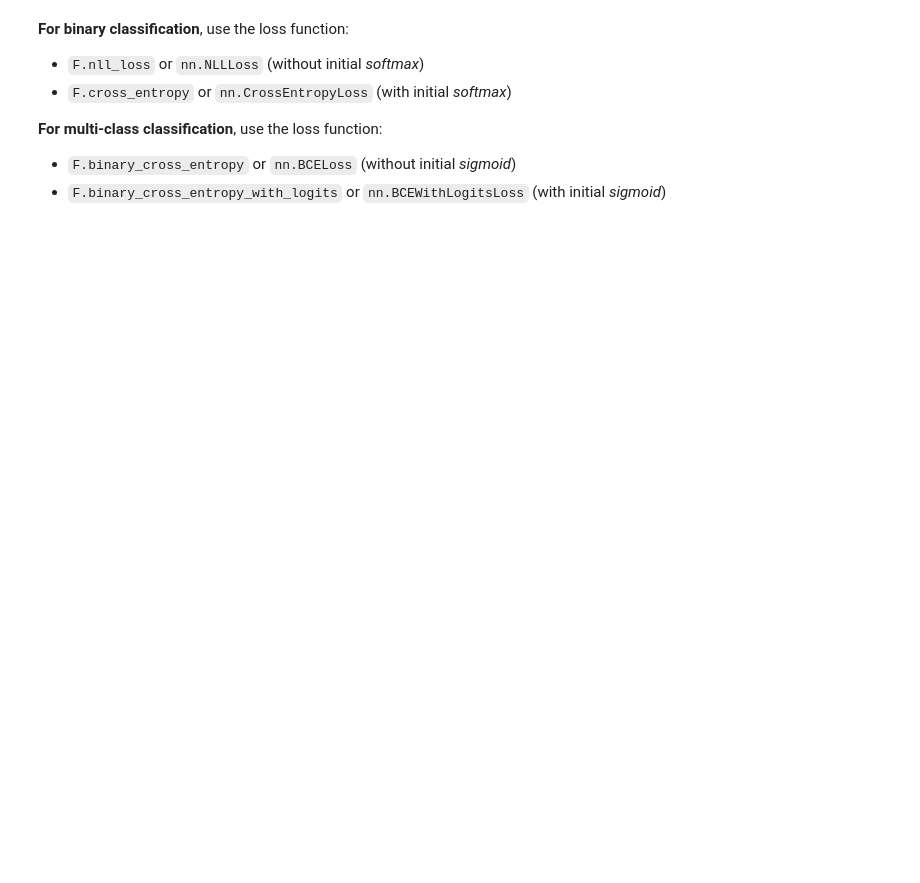
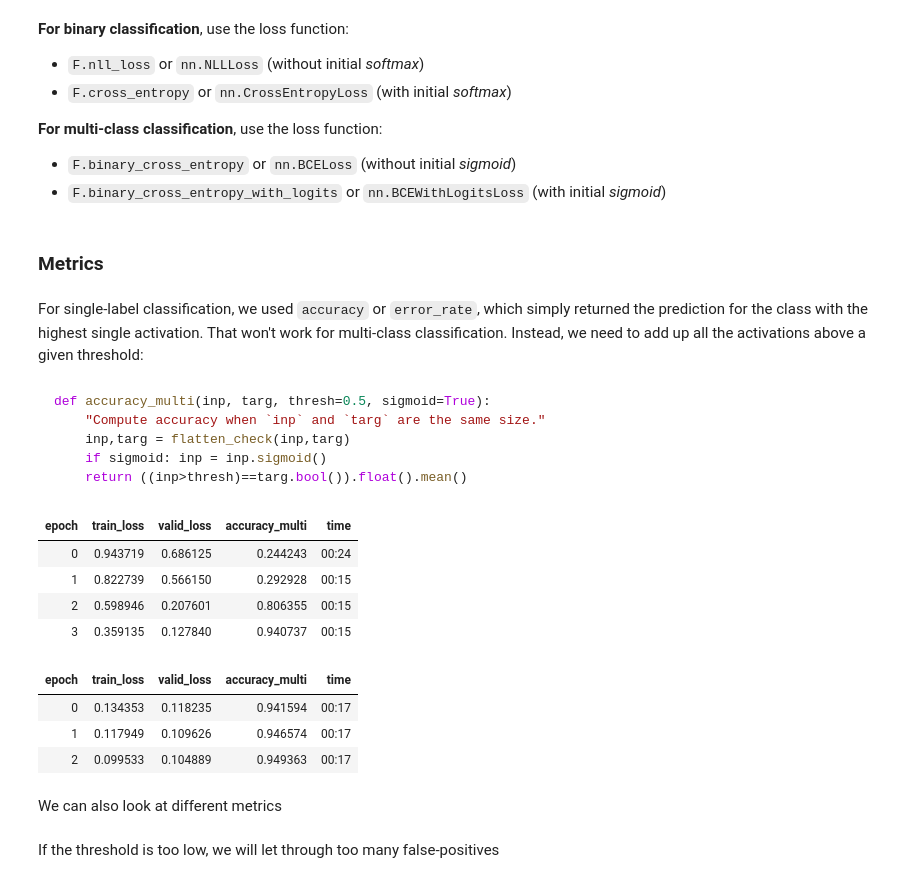
Before and after one commit to jaryaman/fastai-v4, a Jupyter notebook: notebooks/04-JA-multi-label-image-classification.ipynb, the cells around one changed output. Cells and saved outputs as stored; diff of their text form; code cells hidden in the pictures; blank space fills up the shorter version.

````diff
--- a/notebooks/04-JA-multi-label-image-classification.ipynb
+++ b/notebooks/04-JA-multi-label-image-classification.ipynb
@@ -334,3 +334,32 @@ tensor(1.0444, device='cuda:0', grad_fn=<BinaryCrossEntropyWithLogitsBackward>)
 **For multi-class classification**, use the loss function:
 - `F.binary_cross_entropy` or `nn.BCELoss` (without initial _sigmoid_)
 - `F.binary_cross_entropy_with_logits` or `nn.BCEWithLogitsLoss` (with initial _sigmoid_)
+# %% [markdown]
+### Metrics
+# %% [markdown]
+For single-label classification, we used `accuracy` or `error_rate`, which simply returned the prediction for the class with the highest single activation. That won't work for multi-class classification. Instead, we need to add up all the activations above a given threshold:
+# %% [markdown]
+```python
+def accuracy_multi(inp, targ, thresh=0.5, sigmoid=True):
+    "Compute accuracy when `inp` and `targ` are the same size."
+    inp,targ = flatten_check(inp,targ)
+    if sigmoid: inp = inp.sigmoid()
+    return ((inp>thresh)==targ.bool()).float().mean()
+```
+# %%
+learn = cnn_learner(dls, resnet50, metrics=partial(accuracy_multi, thresh=0.2))
+learn.fine_tune(3, base_lr=3e-3, freeze_epochs=4)
+# %% [output]
+| epoch | train_loss | valid_loss | accuracy_multi | time |
+| 0 | 0.943719 | 0.686125 | 0.244243 | 00:24 |
+| 1 | 0.822739 | 0.566150 | 0.292928 | 00:15 |
+| 2 | 0.598946 | 0.207601 | 0.806355 | 00:15 |
+| 3 | 0.359135 | 0.127840 | 0.940737 | 00:15 |
+| epoch | train_loss | valid_loss | accuracy_multi | time |
+| 0 | 0.134353 | 0.118235 | 0.941594 | 00:17 |
+| 1 | 0.117949 | 0.109626 | 0.946574 | 00:17 |
+| 2 | 0.099533 | 0.104889 | 0.949363 | 00:17 |
+# %% [markdown]
+We can also look at different metrics
+# %% [markdown]
+If the threshold is too low, we will let through too many false-positives
````
Also changed, not shown: parts of 26 cells of this notebook.
